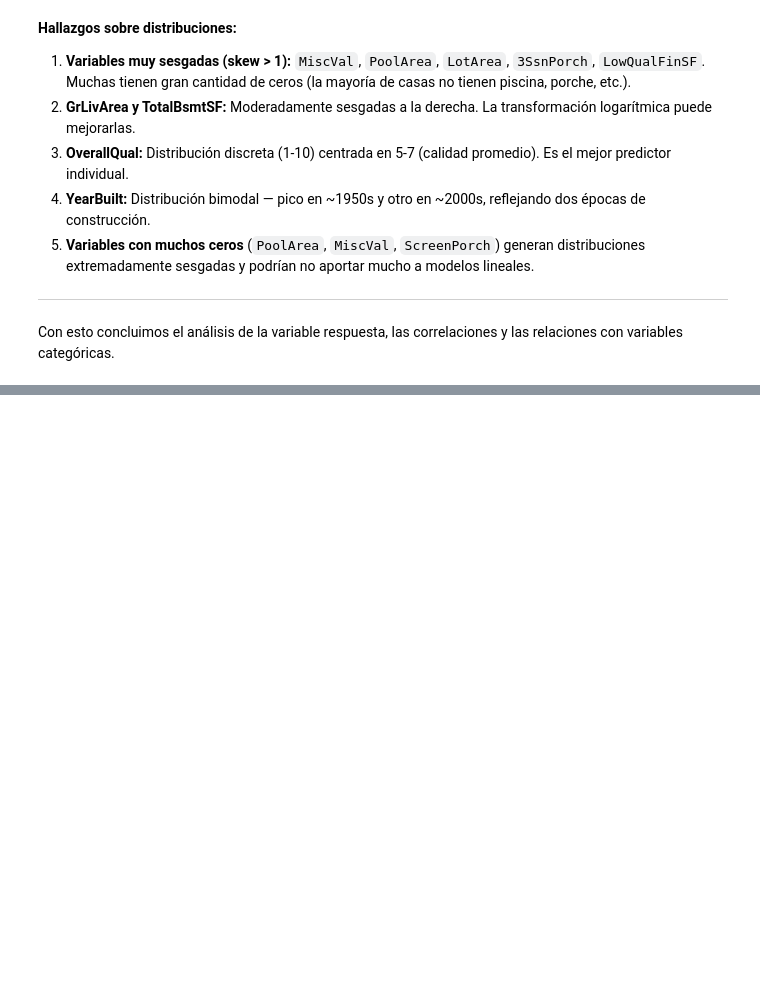
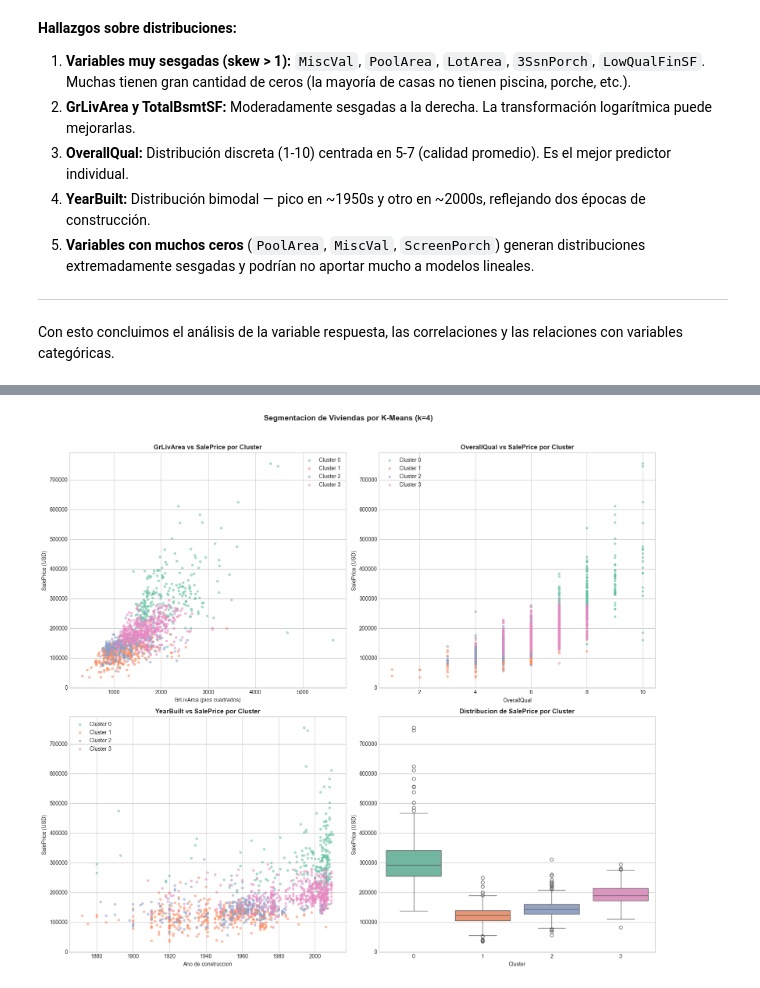
Before and after one commit to nicoCT04/Lab3MD, a Jupyter notebook: lab3.ipynb, the cells around one changed output, grey strips where cells are left out. Saved outputs shown, nothing was run; the diff lists cells and outputs as text; code cells hidden in the pictures; blank space fills up the shorter version.

```diff
--- a/lab3.ipynb
+++ b/lab3.ipynb
@@ -491,0 +666,51 @@ Con esto concluimos el análisis de la variable respuesta, las correlaciones y l
+# %%
+# Visualizacion de clusters
+fig, axes = plt.subplots(2, 2, figsize=(16, 14))
+cluster_colors = sns.color_palette('Set2', N_CLUSTERS)
+
+# 1. GrLivArea vs SalePrice
+for c in range(N_CLUSTERS):
+    mask = cluster_data['Cluster'] == c
+    axes[0, 0].scatter(cluster_data.loc[mask, 'GrLivArea'],
+                       cluster_data.loc[mask, 'SalePrice'],
+                       alpha=0.5, s=15, color=cluster_colors[c], label=f'Cluster {c}')
+axes[0, 0].set_title('GrLivArea vs SalePrice por Cluster', fontweight='bold')
+axes[0, 0].set_xlabel('GrLivArea (pies cuadrados)')
+axes[0, 0].set_ylabel('SalePrice (USD)')
+axes[0, 0].legend()
+
+# 2. OverallQual vs SalePrice
+for c in range(N_CLUSTERS):
+    mask = cluster_data['Cluster'] == c
+    axes[0, 1].scatter(cluster_data.loc[mask, 'OverallQual'],
+                       cluster_data.loc[mask, 'SalePrice'],
+                       alpha=0.5, s=15, color=cluster_colors[c], label=f'Cluster {c}')
+axes[0, 1].set_title('OverallQual vs SalePrice por Cluster', fontweight='bold')
+axes[0, 1].set_xlabel('OverallQual')
+axes[0, 1].set_ylabel('SalePrice (USD)')
+axes[0, 1].legend()
+
+# 3. YearBuilt vs SalePrice
+for c in range(N_CLUSTERS):
+    mask = cluster_data['Cluster'] == c
+    axes[1, 0].scatter(cluster_data.loc[mask, 'YearBuilt'],
+                       cluster_data.loc[mask, 'SalePrice'],
+                       alpha=0.5, s=15, color=cluster_colors[c], label=f'Cluster {c}')
+axes[1, 0].set_title('YearBuilt vs SalePrice por Cluster', fontweight='bold')
+axes[1, 0].set_xlabel('Ano de construccion')
+axes[1, 0].set_ylabel('SalePrice (USD)')
+axes[1, 0].legend()
+
+# 4. Boxplot de SalePrice por cluster
+sns.boxplot(x='Cluster', y='SalePrice', data=cluster_data,
+            palette='Set2', ax=axes[1, 1])
+axes[1, 1].set_title('Distribucion de SalePrice por Cluster', fontweight='bold')
+axes[1, 1].set_xlabel('Cluster')
+axes[1, 1].set_ylabel('SalePrice (USD)')
+
+plt.suptitle('Segmentacion de Viviendas por K-Means (k=4)',
+             fontsize=14, fontweight='bold', y=1.02)
+plt.tight_layout()
+plt.show()
+# %% [output]
+[figure, added]
```
Also changed, not shown: parts of 15 cells of this notebook.
